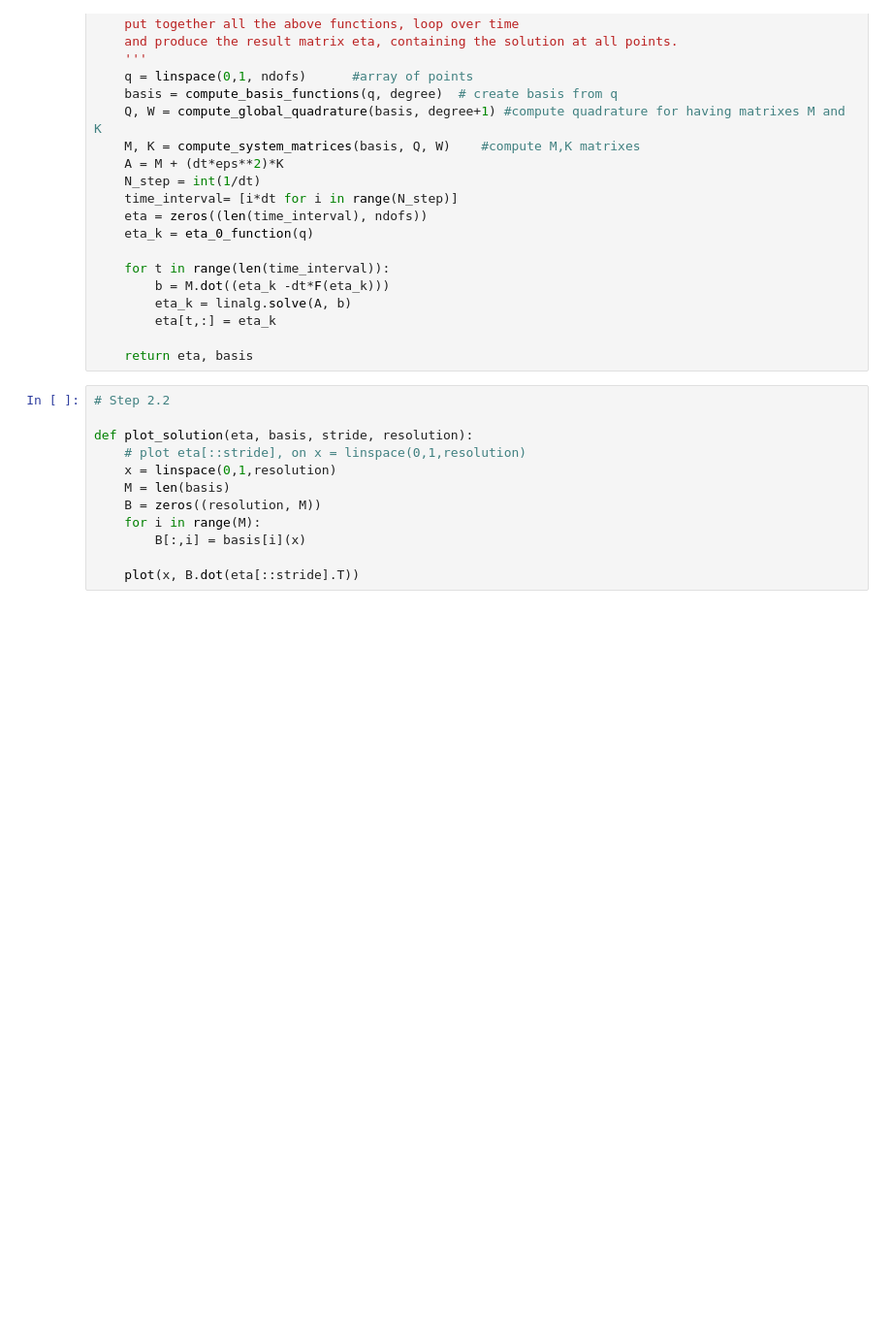
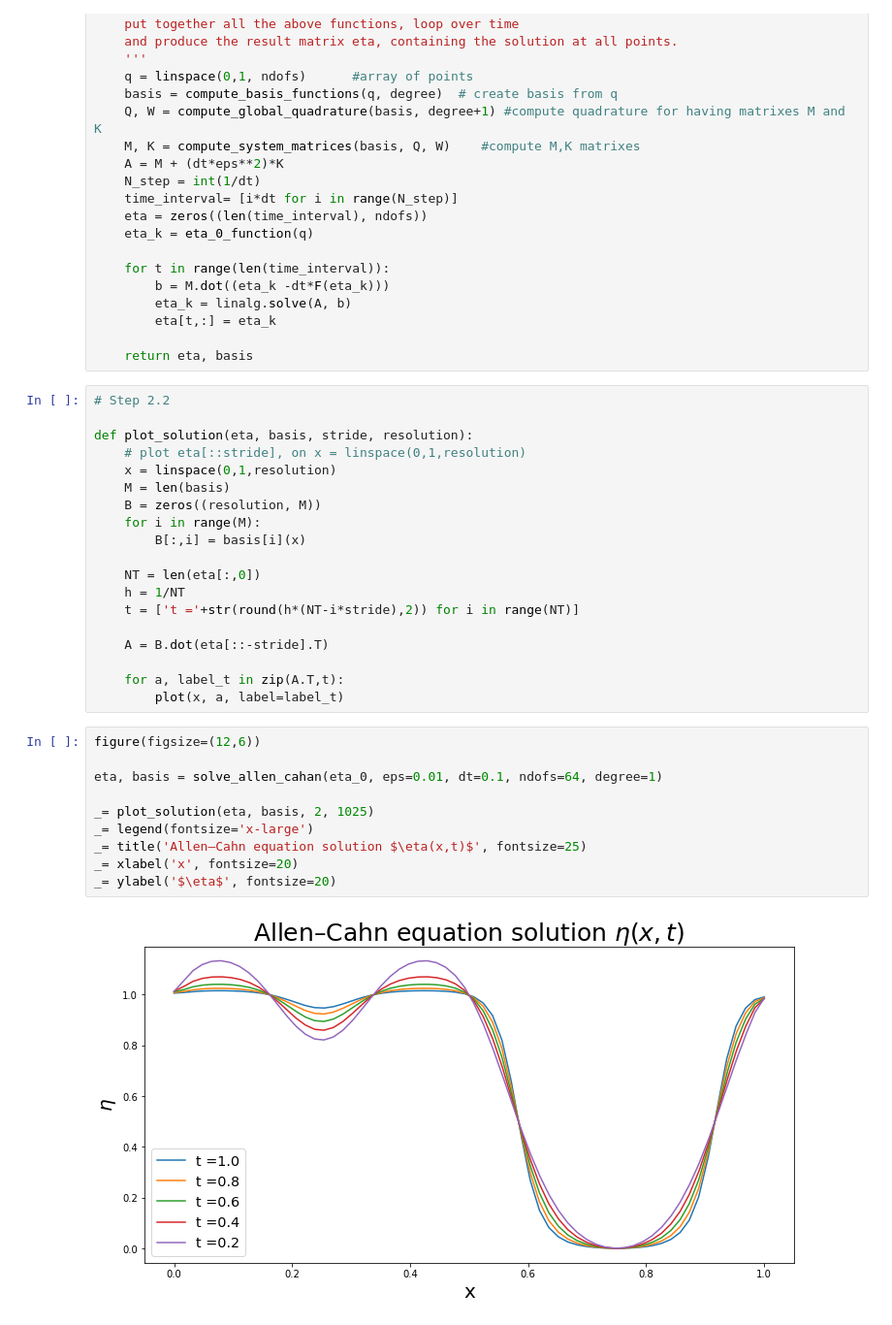
Before and after one commit to RobertoCorti/P1.4_seed, a Jupyter notebook: final_project/final_project_2019-2020.ipynb, the cells around one changed output. Shown at 97% size. Cells and saved outputs as stored; diff of their text form; blank space fills up the shorter version.

```diff
--- a/final_project/final_project_2019-2020.ipynb
+++ b/final_project/final_project_2019-2020.ipynb
@@ -237,7 +237,26 @@ def plot_solution(eta, basis, stride, resolution):
     for i in range(M):
         B[:,i] = basis[i](x)
 
-    plot(x, B.dot(eta[::stride].T))
+    NT = len(eta[:,0])
+    h = 1/NT
+    t = ['t ='+str(round(h*(NT-i*stride),2)) for i in range(NT)]
+
+    A = B.dot(eta[::-stride].T)
+
+    for a, label_t in zip(A.T,t):
+        plot(x, a, label=label_t)
+# %%
+figure(figsize=(12,6))
+
+eta, basis = solve_allen_cahan(eta_0, eps=0.01, dt=0.1, ndofs=64, degree=1)
+
+_= plot_solution(eta, basis, 2, 1025)
+_= legend(fontsize='x-large')
+_= title('Allen–Cahn equation solution $\eta(x,t)$', fontsize=25)
+_= xlabel('x', fontsize=20)
+_= ylabel('$\eta$', fontsize=20)
+# %% [output]
+[figure, added]
 # %%
 '''
 STEP 3
```
Also changed, not shown: parts of 14 cells of this notebook.
